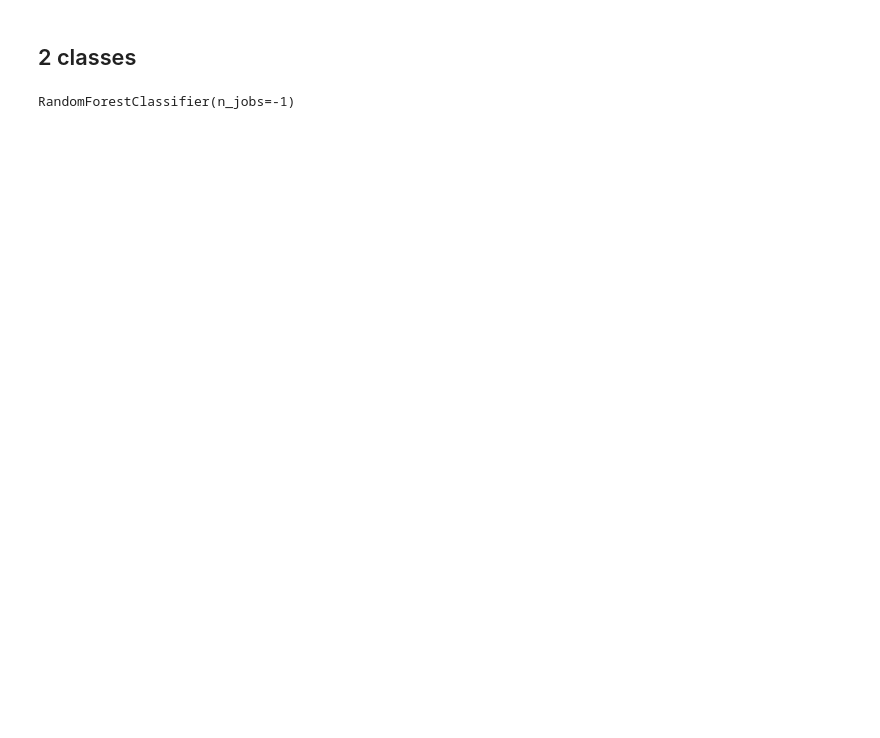
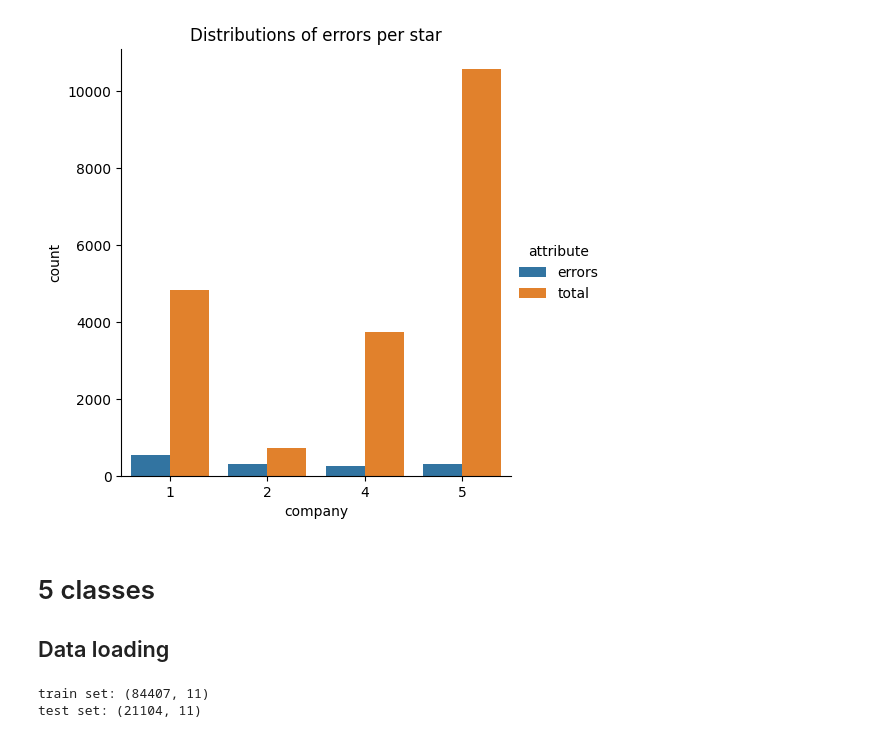
Before and after one commit to luc-perso/DS_NLP, a Jupyter notebook: jupyter/star_prediction_bow.ipynb, the cells around one changed output. Saved outputs shown, nothing was run; the diff lists cells and outputs as text; code cells hidden in the pictures; blank space fills up the shorter version.

```diff
--- a/jupyter/star_prediction_bow.ipynb
+++ b/jupyter/star_prediction_bow.ipynb
@@ -355,0 +93,15 @@ plotCMX(LABELS, cm)
+# %%
+# Create features
+vectorizer = CountVectorizer(max_features=2000, stop_words=stopwords.words('french'))
+X_train = vectorizer.fit_transform(df_train["cleaned_lemma"].values)
+y_train = df_train["Sentiment_code"].values
+
+X_test = vectorizer.transform(df_test["cleaned_lemma"].values)
+y_test = df_test["Sentiment_code"].values
+
+# taille du vocabulaire
+voc = vectorizer.vocabulary_
+print('Vocabulary size: ', len(voc))
+
+# Affichage d'un échantilllon du vocabulaire
+print({k: voc[k] for k in list(voc)[:10]})
@@ -355,0 +113,14 @@ plotCMX(LABELS, cm)
+# %%
+param_dist = {'n_estimators': randint(10, 1000),
+              'max_features': ['sqrt', 'log2'],
+              'max_depth': [int(x) for x in np.linspace(10, 110, num = 11)],
+              'min_samples_split': [2, 5, 10],
+              'min_samples_leaf': [1, 2, 4]}
+
+rf = RandomForestClassifier()
+
+rscv = RandomizedSearchCV(estimator=rf, param_distributions=param_dist,
+                          scoring='accuracy', n_iter=15, cv=3, random_state=42, n_jobs=_MAX_WORKERS)
+
+with threadpool_limits(limits=_MAX_WORKERS):
+    rscv.fit(X_train, y_train)
@@ -355,0 +131,3 @@ plotCMX(LABELS, cm)
+# %%
+rf = RandomForestClassifier(**rscv.best_params_)
+rf.fit(X_train, y_train)
@@ -369,0 +162,3 @@ __label__POSITIVE       0.91      0.92      0.92     14292
+# %%
+errors = getErrors(df_test, y_test, y_pred, col_x="star", col_input="cleaned_lemma")
+errors
@@ -370,14 +172,25 @@ __label__POSITIVE       0.91      0.92      0.92     14292
+# %%
+plotErrors(errors, col_x="star")
+# %% [output]
+[figure, added]
 # %% [markdown]
-## 2 classes
+# 5 classes
+## Data loading
-# %%
-# Application de TF-IDF aux avis
-vectorizer = TfidfVectorizer(max_features=5000, stop_words=stopwords.words('french'), ngram_range=(2,4))
-X_train_bin_tfidf = vectorizer.fit_transform(df_train_bin["text_preprocess"].values)
-X_test_bin_tfidf = vectorizer.transform(df_test_bin["text_preprocess"].values)
-
-rf = RandomForestClassifier(n_jobs=-1)
-
-# Entraînement du modèle.
-rf.fit(X_train_bin_tfidf, y_train_bin)
-# %% [output]
-RandomForestClassifier(n_jobs=-1)
+# %%
+outfile_5cls_train = os.path.join(DATA_FOLDER, "train_5classes.csv")
+df_train = pd.read_csv(outfile_5cls_train, sep=",", encoding="utf-8", engine="python")
+
+outfile_5cls_val = os.path.join(DATA_FOLDER, "val_5classes.csv")
+df_val = pd.read_csv(outfile_5cls_val, sep=",", encoding="utf-8", engine="python")
+
+df_train = pd.concat((df_train, df_val))
+del df_val
+
+outfile_5cls_test = os.path.join(DATA_FOLDER, "test_5classes.csv")
+df_test = pd.read_csv(outfile_5cls_test, sep=",", encoding="utf-8", engine="python")
+
+print("train set:", df_train.shape)
+print("test set:", df_test.shape)
+# %% [output]
+train set: (84407, 11)
+test set: (21104, 11)
```
Also changed, not shown: parts of 113 cells of this notebook, 4 other files.
